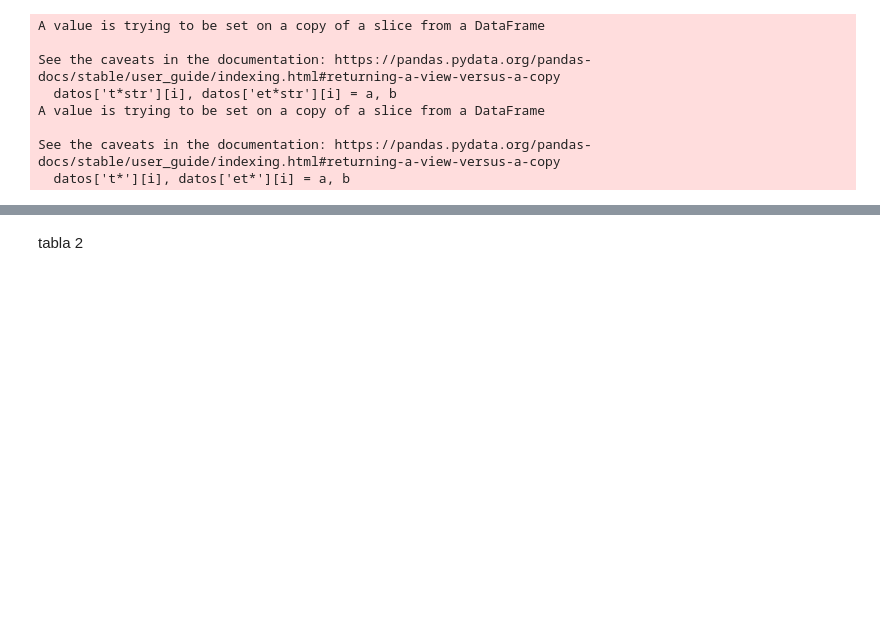
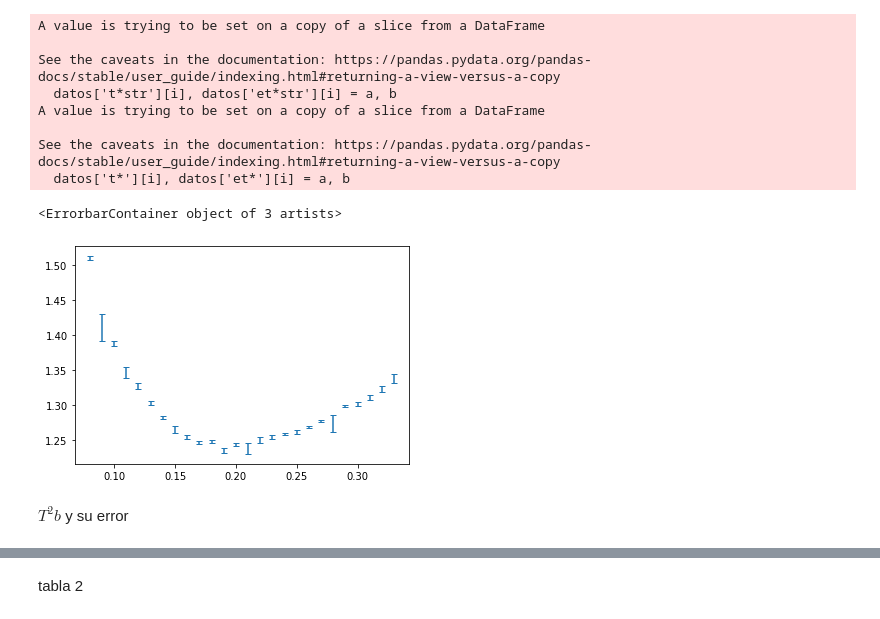
Before and after one commit to AndoniLatorreGalarraga/Tex, a Jupyter notebook: UNED/Primer curso/Tecnicas experimentales/pendulo/Python/pendulo.ipynb, the cells around one changed output, grey strips where cells are left out. Drawn from its saved outputs; the diff is of its cells as text; code cells hidden in the pictures; blank space fills up the shorter version.

```diff
--- a/UNED/Primer curso/Tecnicas experimentales/pendulo/Python/pendulo.ipynb
+++ b/UNED/Primer curso/Tecnicas experimentales/pendulo/Python/pendulo.ipynb
@@ -78,3 +83,10 @@ A value is trying to be set on a copy of a slice from a DataFrame
 
 See the caveats in the documentation: https://pandas.pydata.org/pandas-docs/stable/user_guide/indexing.html#returning-a-view-versus-a-copy
   datos['t*'][i], datos['et*'][i] = a, b
+# %%
+plt.errorbar(datos['b'], datos['t*'], yerr=datos['et*'], ls='none', capsize = 3)
+# %% [output]
+<ErrorbarContainer object of 3 artists>
+[figure, added]
+# %% [markdown]
+$T^2b$ y su error
```
Also changed, not shown: parts of 16 cells of this notebook, 10 other files.
